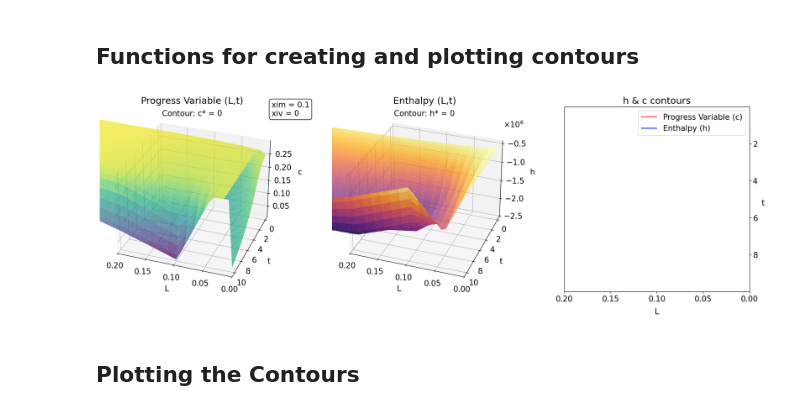
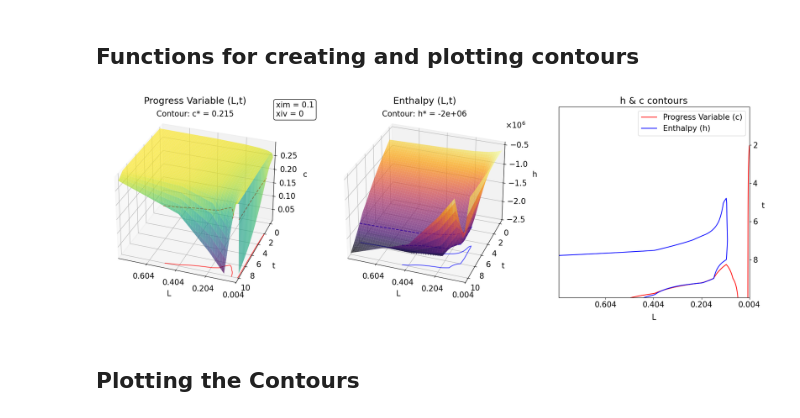
Before and after one commit to jwp91/TableMaker, a Jupyter notebook: flameTableMaker_workspace.ipynb, the cells around one changed output. Drawn from its saved outputs; the diff is of its cells as text; code cells hidden in the pictures.

```diff
--- a/flameTableMaker_workspace.ipynb
+++ b/flameTableMaker_workspace.ipynb
@@ -239,6 +239,10 @@ plt.tight_layout();
 [figure]
 # %%
 #----- Locate max h, c, and T in the table.
+tvals = np.arange(0,11,1)
+Lvals = [0.004, 0.005, 0.006, 0.01, 0.04, 0.1, 0.2, 0.4, 0.8]
+Lbounds = [min(Lvals), max(Lvals)]
+tbounds = [min(tvals), max(tvals)]
 hInterp = tm2.createInterpolator(h_table, h_indices)
 cInterp = tm2.createInterpolator(c_table, c_indices)
 ximvals = np.linspace(0,1,10)
@@ -409,7 +413,7 @@ df
 # %% [markdown]
 ## Functions for creating and plotting contours
 # %%
-def createPlotData(xim, xiv, Ih, Ic, num_points = 100):
+def createPlotData(xim, xiv, Ih, Ic, Lbounds, tbounds, num_points = 100):
     """Creates h and c data for a given:
         xim = mean mixture fraction
         xiv = mixture fraction variance.
@@ -418,9 +422,9 @@ def createPlotData(xim, xiv, Ih, Ic, num_points = 100):
         Ih = interpolator for h(xim, xiv, L, t)
         Ic = interpolator for c(xim, xiv, L, t)
             NOTE: both of these interpolators can readily be created with tm2.createInterpolator
-        num_points = Resolution of the grid on each axis.
         Lbounds = 2-element array-like containing bounds for L
         tbounds = 2-element array-like containing bounds for t
+        num_points = Resolution of the grid on each axis.
     Returns:
         [Ls, ts, hs, cs], where
             xs = 2D meshgrid array of L, t values (x when plotting in 3D)
@@ -443,9 +447,9 @@ def createPlotData(xim, xiv, Ih, Ic, num_points = 100):
 
     return [xs, ys, hs, cs, xim, xiv]
 
-def plotHCLT(hknown, cknown, xs, ys, hs, cs, xim, xiv, scatterData = None,
+def plotHCLT(hknown, cknown, xs, ys, hs, cs, xim, xiv, Lbounds, tbounds, scatterData = None,
              save:bool = True, figsize = (20,20), nameAddition = None,
-             fontscalar = 1.5, fig = None):
+             fontscalar = 1.5, fig = None, LtickSpacing = 0.05):
     """Creates a 3D plot of h(L, t) and c(L, t), as well as a 2D plot showing the
     contour plots of hknown and cknown. The objective is to show visually the space
     within which a given instance of the NewtonSolver in tableMakerv2 is working.
@@ -458,6 +462,8 @@ def plotHCLT(hknown, cknown, xs, ys, hs, cs, xim, xiv, scatterData = None,
         cs = 4th array returned from createPlotData
         xim = 5th output returned from createPlotData (mean mixture fraction)
         xiv = 5th output returned from createPlotData (mixture fraction variance)
+        Lbounds = 2-element array-like containing bounds for L
+        tbounds = 2-element array-like containing bounds for t
         scatterData = array of points to show on the (L,t) plot
         save:bool = If set to False, the plot will not be saved as a png, only displayed.
         figsize = (width, height) of the plot in inches. May be set to 'None'
@@ -465,6 +471,7 @@ def plotHCLT(hknown, cknown, xs, ys, hs, cs, xim, xiv, scatterData = None,
         fontscalar = multiplier to control font size. The default value is 1.5, meaning the
             plot will have a fontsize 1.5x that of the matplotlib default.
         fig = matplotlib figure object. Used for animation.
+        LtickSpacing = Spacing between L ticks on the plot. Default is 0.05
     Outputs:
         None
     """
@@ -493,8 +500,8 @@ def plotHCLT(hknown, cknown, xs, ys, hs, cs, xim, xiv, scatterData = None,
     ax.set_title("Progress Variable (L,t)")
     ax.text2D(0.5, 0.95, f'Contour: c* = {cknown:.4g}', transform=ax.transAxes, ha='center')
     ax.set_xlabel("L", labelpad = pad)
-    ax.set_xticks(np.arange(0, 0.201, 0.05))
-    ax.set_xlim((0,0.2))
+    ax.set_xticks(np.arange(min(Lbounds), max(Lbounds)+0.01, LtickSpacing))
+    ax.set_xlim(Lbounds)
     ax.set_ylabel("t", labelpad = pad)
     ax.set_zlabel("c", labelpad = 2*pad)
     ax.tick_params(axis='z', pad = 10)
@@ -515,8 +522,8 @@ def plotHCLT(hknown, cknown, xs, ys, hs, cs, xim, xiv, scatterData = None,
     ax.set_title("Enthalpy (L,t)")
     ax.text2D(0.5, 0.95, f'Contour: h* = {hknown:.4g}', transform=ax.transAxes, ha='center')
     ax.set_xlabel("L", labelpad=10)
-    ax.set_xticks(np.arange(0, 0.201, 0.05))
-    ax.set_xlim((0,0.2))
+    ax.set_xticks(np.arange(min(Lbounds), max(Lbounds)+0.01, LtickSpacing))
+    ax.set_xlim(Lbounds)
     ax.set_ylabel("t", labelpad = pad)
     ax.set_zlabel(r"h", labelpad = 2*pad, rotation = 0)
     ax.tick_params(axis='z', pad = 10)
@@ -546,8 +553,8 @@ def plotHCLT(hknown, cknown, xs, ys, hs, cs, xim, xiv, scatterData = None,
             raise ValueError("Could not plot scatter data. Ensure data array is formatted correctly")
     ax.set_title("h & c contours")
     ax.set_xlabel("L", labelpad = pad)
-    ax.set_xticks(np.arange(0, 0.201, 0.05))
-    ax.set_xlim((0,0.2))
+    ax.set_xticks(np.arange(min(Lbounds), max(Lbounds)+0.01, LtickSpacing))
+    ax.set_xlim(Lbounds)
     ax.set_ylabel("t", rotation = 0, labelpad = pad)
     ax.yaxis.set_label_position('right')
     ax.yaxis.tick_right()
@@ -573,10 +580,17 @@ def plotHCLT(hknown, cknown, xs, ys, hs, cs, xim, xiv, scatterData = None,
             addition = ""
         plt.savefig(f'HCLT_c_{cknown:.4g}_h_{hknown:.4g}{addition}.png',bbox_inches='tight')  # Save as a PNG file
 # %%
-Ls, ts, hs, cs, xim, xiv = createPlotData(0.1, 0, hInterp, cInterp)
-plotHCLT(0, 0, Ls, ts, hs, cs, 0.1, 0, save =  False)
+tvals = np.arange(0,11,1)
+Lvals = [0.004, 0.005, 0.006, 0.01, 0.04, 0.1, 0.2, 0.4, 0.8]
+Lbounds = [min(Lvals), max(Lvals)]
+tbounds = [min(tvals), max(tvals)]
+hInterp = tm2.createInterpolator(h_table, h_indices)
+cInterp = tm2.createInterpolator(c_table, c_indices)
+
+Ls, ts, hs, cs, xim, xiv = createPlotData(0.1, 0, hInterp, cInterp, Lbounds, tbounds)
+plotHCLT(-2e6, 0.215, Ls, ts, hs, cs, 0.1, 0, Lbounds, tbounds, save =  False, LtickSpacing = 0.2)
 # %% [output]
-[figure, old version]
+[figure, new version]
 # %% [markdown]
 ## Plotting the Contours
 # %%
```
Also changed, not shown: parts of 2 cells of this notebook, 2 other files.
